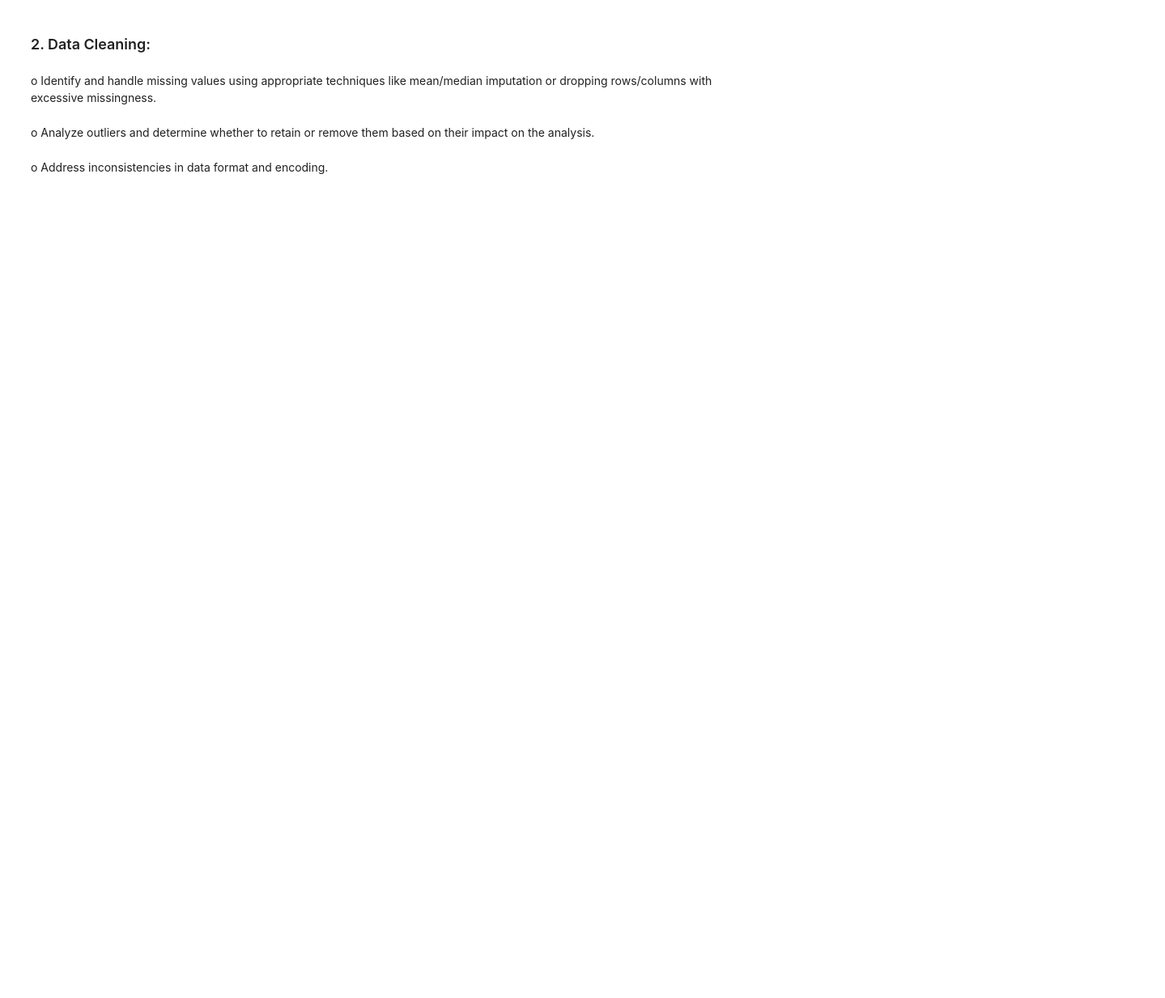
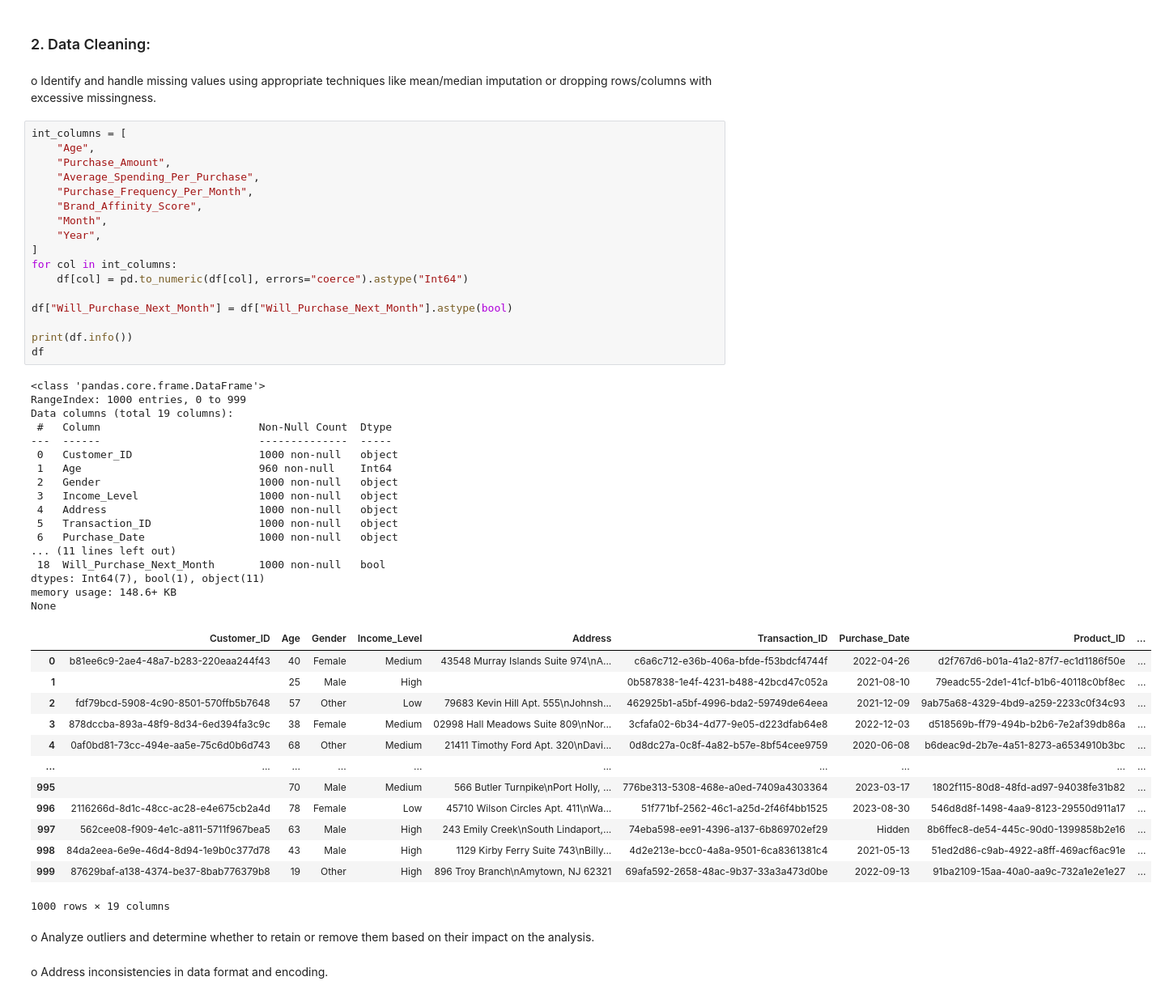
Before and after one commit to ApatheticMioz/electronics-sales-analysis-ml, a Jupyter notebook: project.ipynb, the cells around one changed output. Shown at 81% size. Drawn from its saved outputs; the diff is of its cells as text; blank space fills up the shorter version.

```diff
--- a/project.ipynb
+++ b/project.ipynb
@@ -34,6 +98,54 @@ The data specific to the project requirements is loaded into the program.
 # %% [markdown]
 o Identify and handle missing values using appropriate techniques like
 mean/median imputation or dropping rows/columns with excessive missingness.
+# %%
+int_columns = [
+    "Age",
+    "Purchase_Amount",
+    "Average_Spending_Per_Purchase",
+    "Purchase_Frequency_Per_Month",
+    "Brand_Affinity_Score",
+    "Month",
+    "Year",
+]
+for col in int_columns:
+    df[col] = pd.to_numeric(df[col], errors="coerce").astype("Int64")
+
+df["Will_Purchase_Next_Month"] = df["Will_Purchase_Next_Month"].astype(bool)
+
+print(df.info())
+df
+# %% [output]
+<class 'pandas.core.frame.DataFrame'>
+RangeIndex: 1000 entries, 0 to 999
+Data columns (total 19 columns):
+ #   Column                         Non-Null Count  Dtype
+---  ------                         --------------  -----
+ 0   Customer_ID                    1000 non-null   object
+ 1   Age                            960 non-null    Int64
+ 2   Gender                         1000 non-null   object
+ 3   Income_Level                   1000 non-null   object
+ 4   Address                        1000 non-null   object
+ 5   Transaction_ID                 1000 non-null   object
+ 6   Purchase_Date                  1000 non-null   object
+... (11 lines left out)
+ 18  Will_Purchase_Next_Month       1000 non-null   bool
+dtypes: Int64(7), bool(1), object(11)
+memory usage: 148.6+ KB
+None
+|  | Customer_ID | Age | Gender | Income_Level | Address | Transaction_ID | Purchase_Date | Product_ID | ... |
+| 0 | b81ee6c9-2ae4-48a7-b283-220eaa244f43 | 40 | Female | Medium | 43548 Murray Islands Suite 974\nA... | c6a6c712-e36b-406a-bfde-f53bdcf4744f | 2022-04-26 | d2f767d6-b01a-41a2-87f7-ec1d1186f50e | ... |
+| 1 |  | 25 | Male | High |  | 0b587838-1e4f-4231-b488-42bcd47c052a | 2021-08-10 | 79eadc55-2de1-41cf-b1b6-40118c0bf8ec | ... |
+| 2 | fdf79bcd-5908-4c90-8501-570ffb5b7648 | 57 | Other | Low | 79683 Kevin Hill Apt. 555\nJohnsh... | 462925b1-a5bf-4996-bda2-59749de64eea | 2021-12-09 | 9ab75a68-4329-4bd9-a259-2233c0f34c93 | ... |
+| 3 | 878dccba-893a-48f9-8d34-6ed394fa3c9c | 38 | Female | Medium | 02998 Hall Meadows Suite 809\nNor... | 3cfafa02-6b34-4d77-9e05-d223dfab64e8 | 2022-12-03 | d518569b-ff79-494b-b2b6-7e2af39db86a | ... |
+| 4 | 0af0bd81-73cc-494e-aa5e-75c6d0b6d743 | 68 | Other | Medium | 21411 Timothy Ford Apt. 320\nDavi... | 0d8dc27a-0c8f-4a82-b57e-8bf54cee9759 | 2020-06-08 | b6deac9d-2b7e-4a51-8273-a6534910b3bc | ... |
+| ... | ... | ... | ... | ... | ... | ... | ... | ... | ... |
+| 995 |  | 70 | Male | Medium | 566 Butler Turnpike\nPort Holly, ... | 776be313-5308-468e-a0ed-7409a4303364 | 2023-03-17 | 1802f115-80d8-48fd-ad97-94038fe31b82 | ... |
+| 996 | 2116266d-8d1c-48cc-ac28-e4e675cb2a4d | 78 | Female | Low | 45710 Wilson Circles Apt. 411\nWa... | 51f771bf-2562-46c1-a25d-2f46f4bb1525 | 2023-08-30 | 546d8d8f-1498-4aa9-8123-29550d911a17 | ... |
+| 997 | 562cee08-f909-4e1c-a811-5711f967bea5 | 63 | Male | High | 243 Emily Creek\nSouth Lindaport,... | 74eba598-ee91-4396-a137-6b869702ef29 | Hidden | 8b6ffec8-de54-445c-90d0-1399858b2e16 | ... |
+| 998 | 84da2eea-6e9e-46d4-8d94-1e9b0c377d78 | 43 | Male | High | 1129 Kirby Ferry Suite 743\nBilly... | 4d2e213e-bcc0-4a8a-9501-6ca8361381c4 | 2021-05-13 | 51ed2d86-c9ab-4922-a8ff-469acf6ac91e | ... |
+| 999 | 87629baf-a138-4374-be37-8bab776379b8 | 19 | Other | High | 896 Troy Branch\nAmytown, NJ 62321 | 69afa592-2658-48ac-9b37-33a3a473d0be | 2022-09-13 | 91ba2109-15aa-40a0-aa9c-732a1e2e1e27 | ... |
+1000 rows × 19 columns
 # %% [markdown]
 o Analyze outliers and determine whether to retain or remove them based on their
 impact on the analysis.
```
Also changed, not shown: parts of 4 cells of this notebook, 1 other file.
